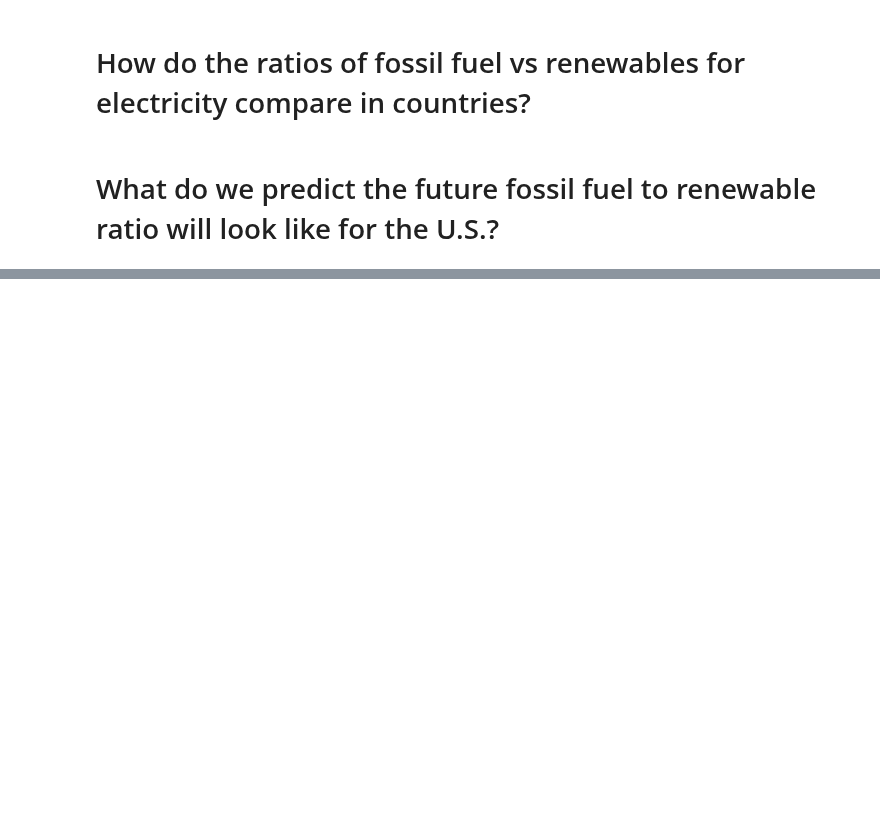
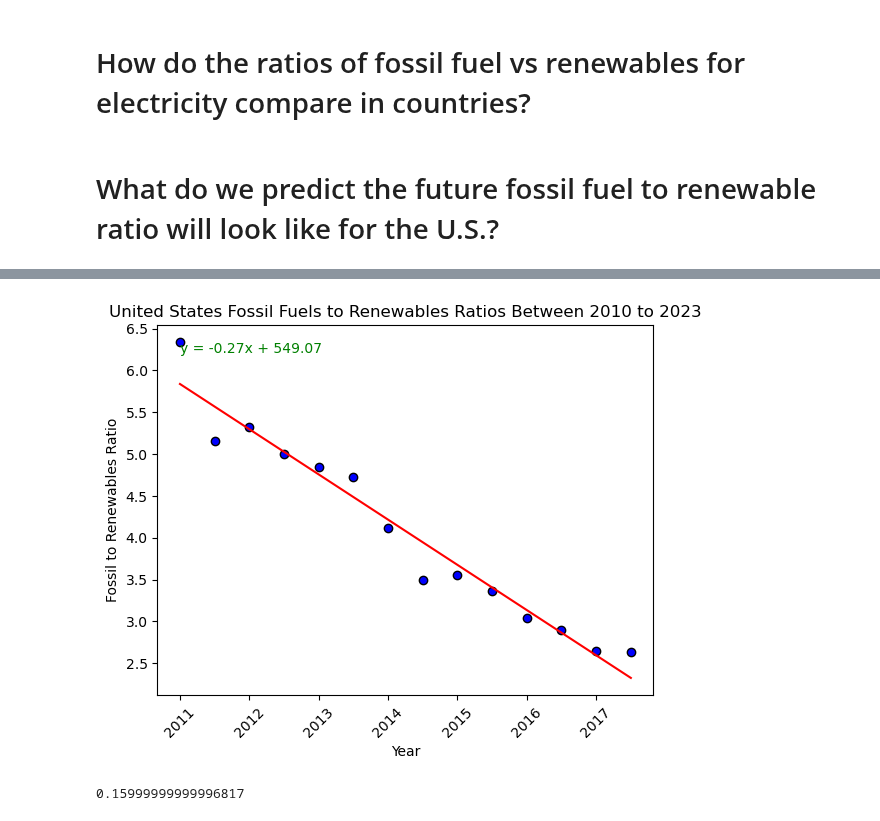
Before and after one commit to bburwinkel0721/Electric-Production, a Jupyter notebook: electricity_anaylsis.ipynb, the cells around one changed output, grey strips where cells are left out. Saved outputs shown, nothing was run; the diff lists cells and outputs as text; code cells hidden in the pictures; blank space fills up the shorter version.

Commit message:
Created new graph and calculated linregress

```diff
--- a/electricity_anaylsis.ipynb
+++ b/electricity_anaylsis.ipynb
@@ -347,0 +473,45 @@ monthly_averages_2023
+# %%
+# set x and y values
+# x_values = us_df['Year']
+# y_values = us_df['Fossil to Renewable Ratio']
+
+years = [2010, 2011, 2012, 2013, 2014, 2015, 2016, 2017, 2018, 2019, 2020, 2021, 2022, 2023]
+ratio_numbers = [6.34, 5.16, 5.32, 5.00, 4.84, 4.73, 4.11, 3.50, 3.56, 3.36, 3.04, 2.90, 2.64, 2.63]
+
+# Create scatter plot
+fig, ax = plt.subplots()
+ax.scatter(years, ratio_numbers, color = 'blue', edgecolors= 'black')
+
+# Add linear regression to scatterplot
+
+(slope, intercept, rvalue, pvalue, stderr) = linregress(years, ratio_numbers)
+regression_line = np.array(years) * slope + intercept
+
+plt.plot(years, regression_line, color='red', label='Linear Regression')
+equation = f'y = {slope:.2f}x + {intercept:.2f}'
+
+text_x = max(years)
+text_y = max(regression_line)
+
+plt.text(years[0], ratio_numbers[0], equation, fontsize=10, color='green', ha = 'left', va = 'top')
+
+# Add labels/title
+ax.set_xlabel('Year')
+ax.set_ylabel('Fossil to Renewables Ratio')
+ax.set_title("United States Fossil Fuels to Renewables Ratios Between 2010 to 2023")
+ax.set_xticklabels(years, rotation=45)
+
+# Save image to output folder
+# fig.savefig('/Users/rachelbernz/Desktop/Project-1/output_data/US_fossil_to_renewables_ratios')
+
+
+# Show Graph
+plt.show()
+# %% [output]
+[figure, added]
+# %%
+# Using the equation for the line, predict what the ratio will be in 10 years (2023)
+future_ratio = -0.27 * 2033 + 549.07
+future_ratio
+# %% [output]
+0.15999999999996817
```
Also changed, not shown: parts of 7 cells of this notebook, 1 other file.
